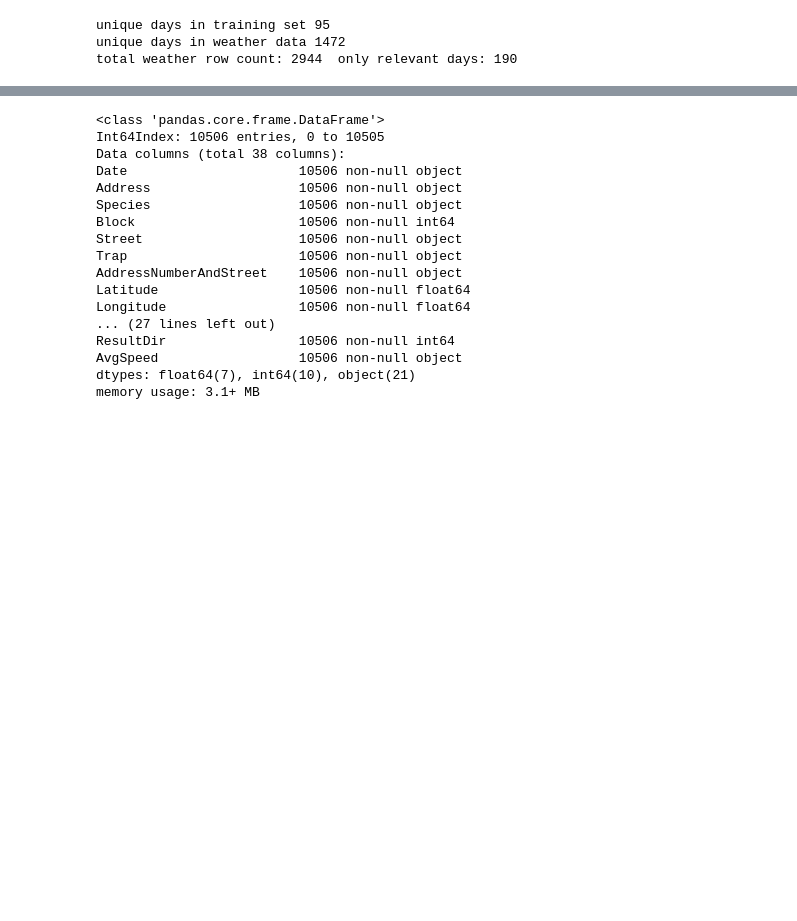
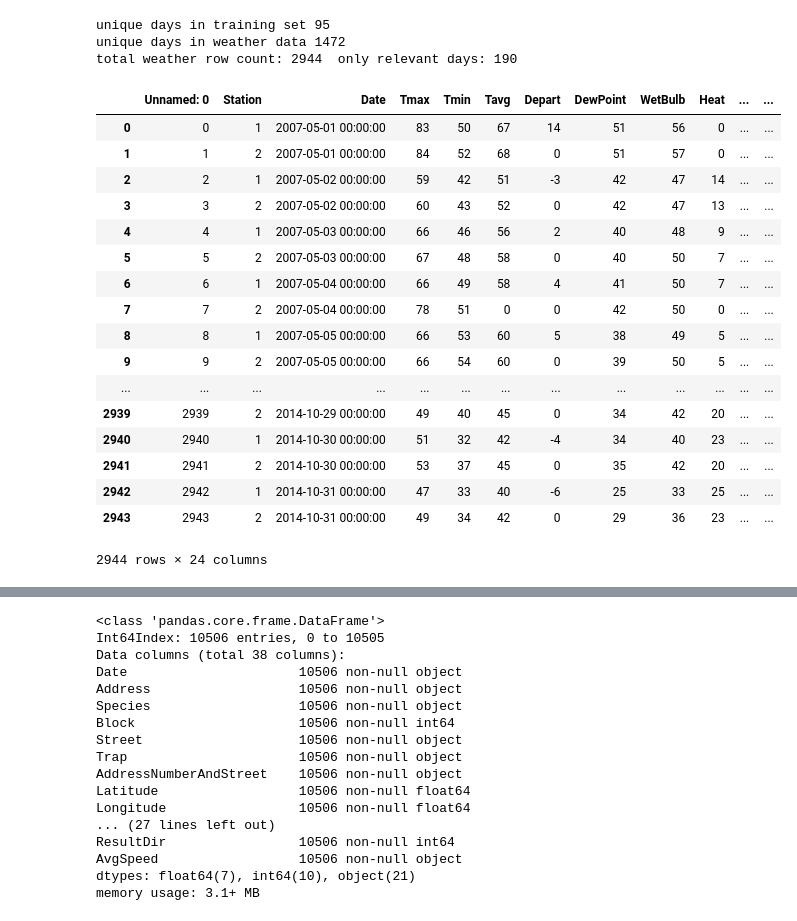
Before and after one commit to nsivapra/West-Nile-Virus, a Jupyter notebook: clean-data/Datacleaning-addweather2train.ipynb, the cells around one changed output, grey strips where cells are left out. Drawn from its saved outputs; the diff is of its cells as text; code cells hidden in the pictures; blank space fills up the shorter version.

```diff
--- a/clean-data/Datacleaning-addweather2train.ipynb
+++ b/clean-data/Datacleaning-addweather2train.ipynb
@@ -7,9 +7,11 @@ import cPickle as pickle
 
 # importing all datasets
 weather_path = '../assets/weather.csv'
+clean_weather_path = '../assets/weather_clean.csv'
 spray_path = '../assets/spray.csv'
 train_path = '../assets/train.csv'
-weather_df = pd.read_csv(weather_path)
+weather_df = pd.read_csv(clean_weather_path)
+weather_df['Date'] = weather_df['Date'].map(lambda x : x.split(' ')[0])
 spray_df = pd.read_csv(spray_path)
 train_df = pd.read_csv(train_path)
 
@@ -67,6 +69,28 @@ train_df = train_df.merge(weather_sub,how='left',left_on=['Date','CLOSER_STATION
 unique days in training set 95
 unique days in weather data 1472
 total weather row count: 2944  only relevant days: 190
+# %%
+weather_df = pd.read_csv(clean_weather_path)
+weather_df
+# %% [output]
+|  | Unnamed: 0 | Station | Date | Tmax | Tmin | Tavg | Depart | DewPoint | WetBulb | Heat | ... | ... |
+| 0 | 0 | 1 | 2007-05-01 00:00:00 | 83 | 50 | 67 | 14 | 51 | 56 | 0 | ... | ... |
+| 1 | 1 | 2 | 2007-05-01 00:00:00 | 84 | 52 | 68 | 0 | 51 | 57 | 0 | ... | ... |
+| 2 | 2 | 1 | 2007-05-02 00:00:00 | 59 | 42 | 51 | -3 | 42 | 47 | 14 | ... | ... |
+| 3 | 3 | 2 | 2007-05-02 00:00:00 | 60 | 43 | 52 | 0 | 42 | 47 | 13 | ... | ... |
+| 4 | 4 | 1 | 2007-05-03 00:00:00 | 66 | 46 | 56 | 2 | 40 | 48 | 9 | ... | ... |
+| 5 | 5 | 2 | 2007-05-03 00:00:00 | 67 | 48 | 58 | 0 | 40 | 50 | 7 | ... | ... |
+| 6 | 6 | 1 | 2007-05-04 00:00:00 | 66 | 49 | 58 | 4 | 41 | 50 | 7 | ... | ... |
+| 7 | 7 | 2 | 2007-05-04 00:00:00 | 78 | 51 | 0 | 0 | 42 | 50 | 0 | ... | ... |
+| 8 | 8 | 1 | 2007-05-05 00:00:00 | 66 | 53 | 60 | 5 | 38 | 49 | 5 | ... | ... |
+| 9 | 9 | 2 | 2007-05-05 00:00:00 | 66 | 54 | 60 | 0 | 39 | 50 | 5 | ... | ... |
+| ... | ... | ... | ... | ... | ... | ... | ... | ... | ... | ... | ... | ... |
+| 2939 | 2939 | 2 | 2014-10-29 00:00:00 | 49 | 40 | 45 | 0 | 34 | 42 | 20 | ... | ... |
+| 2940 | 2940 | 1 | 2014-10-30 00:00:00 | 51 | 32 | 42 | -4 | 34 | 40 | 23 | ... | ... |
+| 2941 | 2941 | 2 | 2014-10-30 00:00:00 | 53 | 37 | 45 | 0 | 35 | 42 | 20 | ... | ... |
+| 2942 | 2942 | 1 | 2014-10-31 00:00:00 | 47 | 33 | 40 | -6 | 25 | 33 | 25 | ... | ... |
+| 2943 | 2943 | 2 | 2014-10-31 00:00:00 | 49 | 34 | 42 | 0 | 29 | 36 | 23 | ... | ... |
+2944 rows × 24 columns
 # %%
 #===============================================================================================================
 # Exporting into a pickle to be picked up for other uses
```
Also changed, not shown: parts of 1 cell of this notebook, 1 other file.
